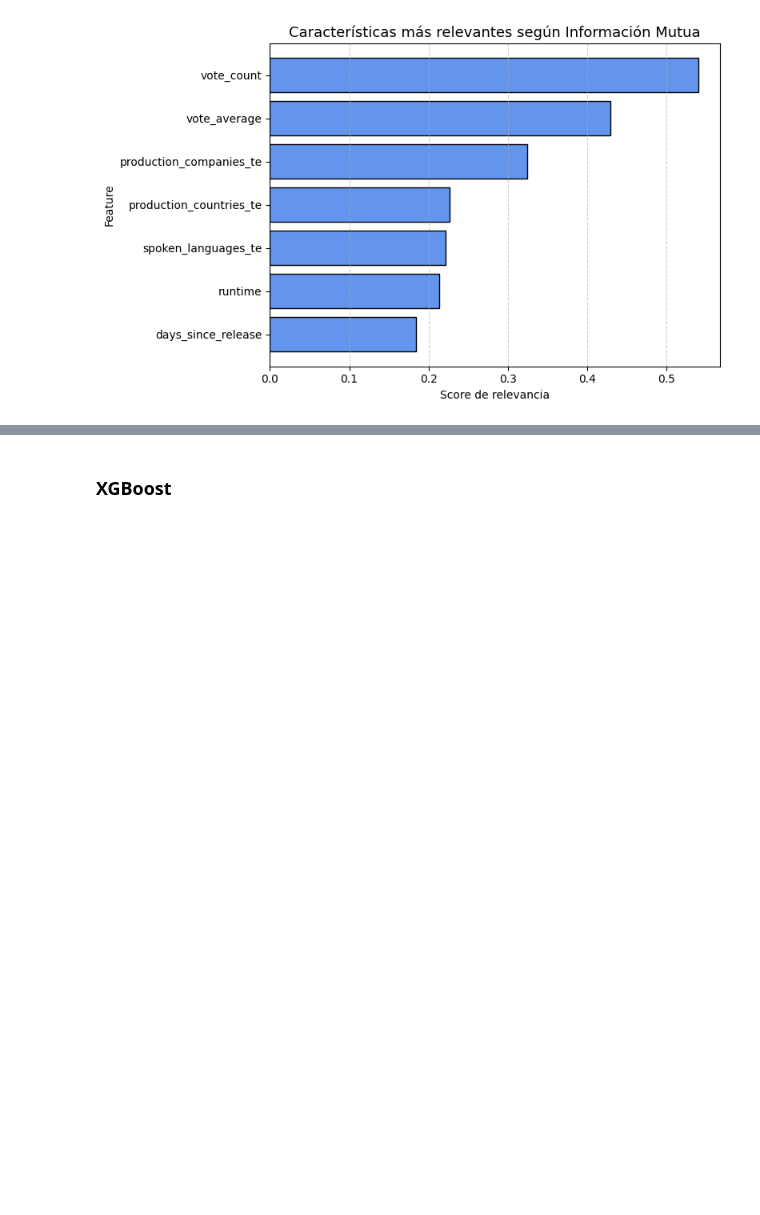
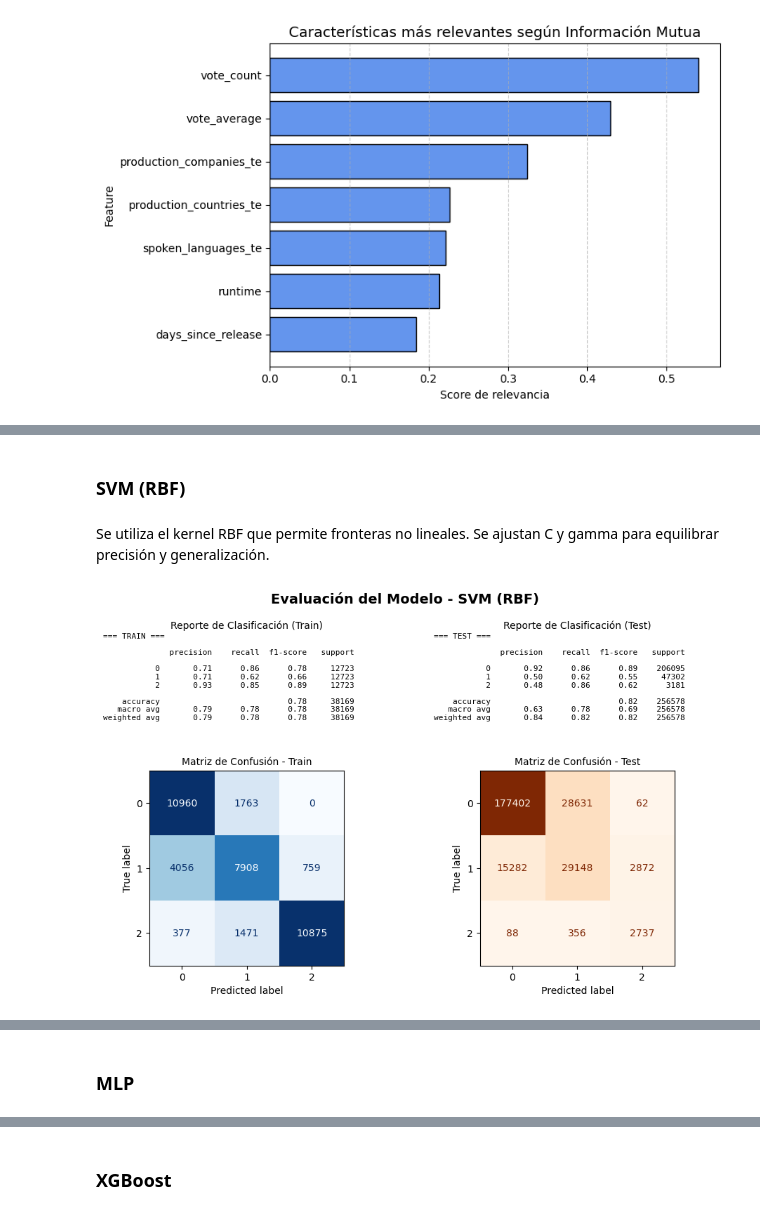
Before and after one commit to jbrazonath/TP_AMq, a Jupyter notebook: TrabajoPráctico_AMq.ipynb, the cells around one changed output, grey strips where cells are left out. Cells and saved outputs as stored; diff of their text form; code cells hidden in the pictures; blank space fills up the shorter version.

```diff
--- a/TrabajoPráctico_AMq.ipynb
+++ b/TrabajoPráctico_AMq.ipynb
@@ -897,0 +1023,39 @@ plt.show()
+# %% [markdown]
+### SVM (RBF)
+# %% [markdown]
+Se utiliza el kernel RBF que permite fronteras no lineales.
+Se ajustan C y gamma para equilibrar precisión y generalización.
+# %%
+from sklearn.svm import SVC
+
+svm_rbf = SVC(
+    kernel='rbf',
+    C=5.0,
+    gamma=0.5,
+    probability=False,
+    random_state=42
+)
+
+# Entrenamiento
+
+svm_rbf.fit(X_train_best, y_train_bal)
+
+# Predicciones
+
+y_pred_train = svm_rbf.predict(X_train_best)
+y_pred_test = svm_rbf.predict(X_test_best)
+
+# Evaluación
+
+resumen = evaluar_modelo(
+    y_train_bal, y_pred_train,
+    y_test, y_pred_test,
+    etiquetas=None,
+    nombre_modelo="SVM (RBF)"
+)
+
+resumenes.append(resumen)
+
+resumen
+# %% [output]
+[figure, added]
@@ -897,0 +1064,2 @@ plt.show()
+# %% [markdown]
+### MLP
```
Also changed, not shown: parts of 48 cells of this notebook.
